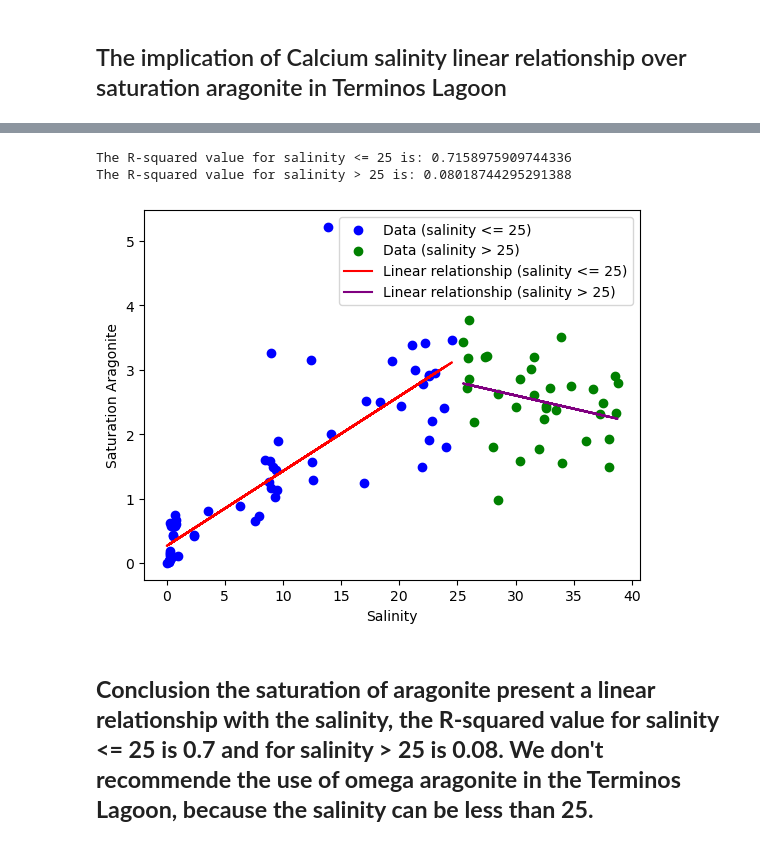
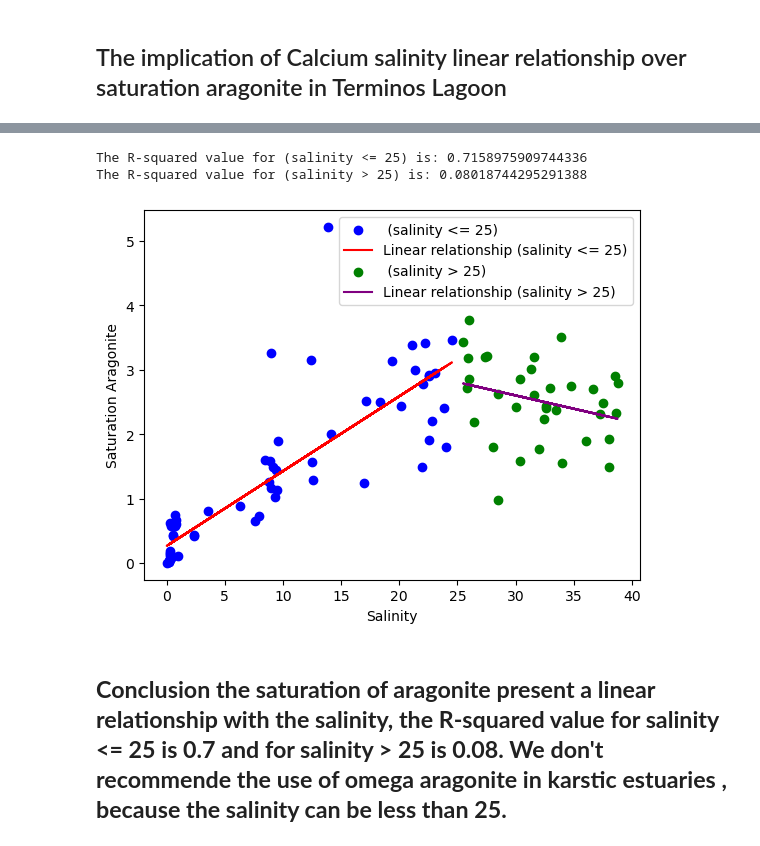
Before and after one commit to gilbertoCM/terminos_lagoon_carbonate, a Jupyter notebook: scrips/omega_experiments.ipynb, the cells around one changed output, grey strips where cells are left out. Cells and saved outputs as stored; diff of their text form; code cells hidden in the pictures.

```diff
--- a/scrips/omega_experiments.ipynb
+++ b/scrips/omega_experiments.ipynb
@@ -234,48 +278,49 @@ plt.show()
 # %%
 import matplotlib.pyplot as plt
 import numpy as np
+
+def process_segment(salinity, saturation_aragonite, mask, color_data, color_fit, label):
+    # Segment the data
+    salinity_seg, saturation_aragonite_seg = salinity[mask], saturation_aragonite[mask]
+
+    # Calculate the coefficients of the linear relationship
+    coefficients = np.polyfit(salinity_seg, saturation_aragonite_seg, 1)
+
+    # Generate y-values based on the linear relationship
+    y_values = coefficients[0] * salinity_seg + coefficients[1]
+
+    # Calculate the correlation coefficient
+    r_squared = np.corrcoef(salinity_seg, saturation_aragonite_seg)[0,1]**2
+
+    # Print the R-squared value
+    print(f"The R-squared value for {label} is: {r_squared}")
+
+    # Plot the original data as scatter plot
+    plt.scatter(salinity_seg, saturation_aragonite_seg, color=color_data, label=f" {label}")
+
+    # Plot the linear relationships
+    plt.plot(salinity_seg, y_values, color=color_fit, label=f"Linear relationship {label}")
 
 # Assuming you have two arrays salinity and saturation_aragonite
 salinity = np.array(terminos_inorganic_carbon_results["salinity"])
 saturation_aragonite = np.array(terminos_inorganic_carbon_results["saturation_aragonite"])
 
 mask_salinty_value = 25
 
 # Segment the data into two sections
 mask = salinity <= mask_salinty_value
-salinity_1, saturation_aragonite_1 = salinity[mask], saturation_aragonite[mask]
-salinity_2, saturation_aragonite_2 = salinity[~mask], saturation_aragonite[~mask]
 
-# Calculate the coefficients of the linear relationship for each section
-coefficients_1 = np.polyfit(salinity_1, saturation_aragonite_1, 1)
-coefficients_2 = np.polyfit(salinity_2, saturation_aragonite_2, 1)
-
-# Generate y-values based on the linear relationship for each section
-y_values_1 = coefficients_1[0] * salinity_1 + coefficients_1[1]
-y_values_2 = coefficients_2[0] * salinity_2 + coefficients_2[1]
-
-# Calculate the correlation coefficient for each section
-r_squared_1 = np.corrcoef(salinity_1, saturation_aragonite_1)[0,1]**2
-r_squared_2 = np.corrcoef(salinity_2, saturation_aragonite_2)[0,1]**2
-
-print(f"The R-squared value for salinity <= {mask_salinty_value} is: {r_squared_1}")
-print(f"The R-squared value for salinity > {mask_salinty_value} is: {r_squared_2}")
-
-# Plot the original data as scatter plot
-plt.scatter(salinity_1, saturation_aragonite_1, color='blue', label=f"Data (salinity <= {mask_salinty_value})")
-plt.scatter(salinity_2, saturation_aragonite_2, color='green', label=f"Data (salinity > {mask_salinty_value})")
-
-# Plot the linear relationships
-plt.plot(salinity_1, y_values_1, color='red', label=f"Linear relationship (salinity <= {mask_salinty_value})")
-plt.plot(salinity_2, y_values_2, color='purple', label=f"Linear relationship (salinity > {mask_salinty_value})")
+# Process each segment
+process_segment(salinity, saturation_aragonite, mask, 'blue', 'red', f'(salinity <= {mask_salinty_value})')
+process_segment(salinity, saturation_aragonite, ~mask, 'green', 'purple', f'(salinity > {mask_salinty_value})')
 
 plt.xlabel('Salinity')
 plt.ylabel('Saturation Aragonite')
 plt.legend()
 plt.show()
 # %% [output]
-The R-squared value for salinity <= 25 is: 0.7158975909744336
-The R-squared value for salinity > 25 is: 0.08018744295291388
+The R-squared value for (salinity <= 25) is: 0.7158975909744336
+The R-squared value for (salinity > 25) is: 0.08018744295291388
-[figure, old version]
+[figure, new version]
 # %% [markdown]
-## **Conclusion the saturation of aragonite present a linear relationship with the salinity, the R-squared value for salinity <= 25 is 0.7 and for salinity > 25 is 0.08. We don't recommende the use of omega aragonite in the Terminos Lagoon, because the salinity can be less than 25.**
+## **Conclusion the saturation of aragonite present a linear relationship with the salinity, the R-squared value for salinity <= 25 is 0.7 and for salinity > 25 is 0.08. We don't recommende the use of omega aragonite in karstic estuaries , because the salinity can be less than 25.**
```
Also changed, not shown: parts of 16 cells of this notebook, 2 other files.
